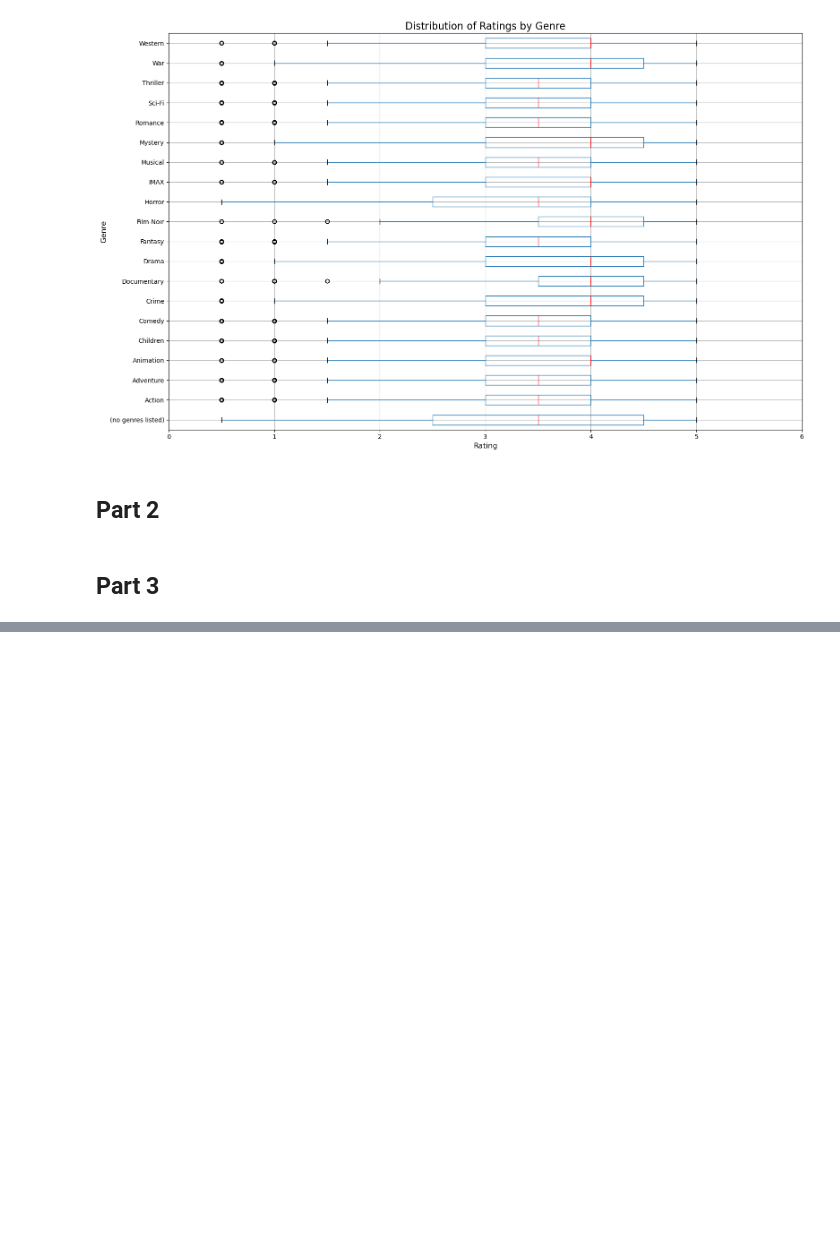
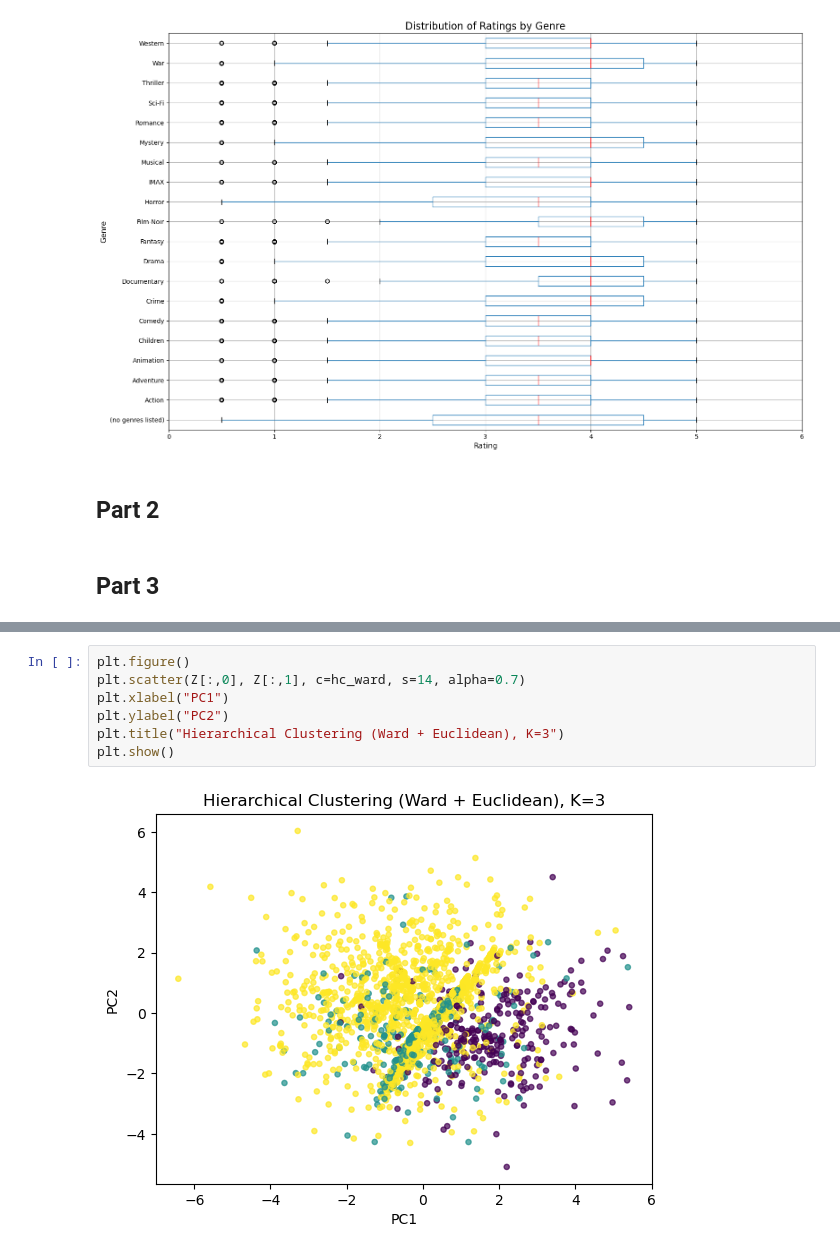
Before and after one commit to AHHHHHH0-0/170A-HW1, a Jupyter notebook: hw2/hw2.ipynb, the cells around one changed output, grey strips where cells are left out. Drawn from its saved outputs; the diff is of its cells as text; blank space fills up the shorter version.

```diff
--- a/hw2/hw2.ipynb
+++ b/hw2/hw2.ipynb
@@ -85,0 +175,9 @@ plt.show()
+# %%
+plt.figure()
+plt.scatter(Z[:,0], Z[:,1], c=hc_ward, s=14, alpha=0.7)
+plt.xlabel("PC1")
+plt.ylabel("PC2")
+plt.title("Hierarchical Clustering (Ward + Euclidean), K=3")
+plt.show()
+# %% [output]
+[figure, added]
```
Also changed, not shown: parts of 14 cells of this notebook, 1 other file.
